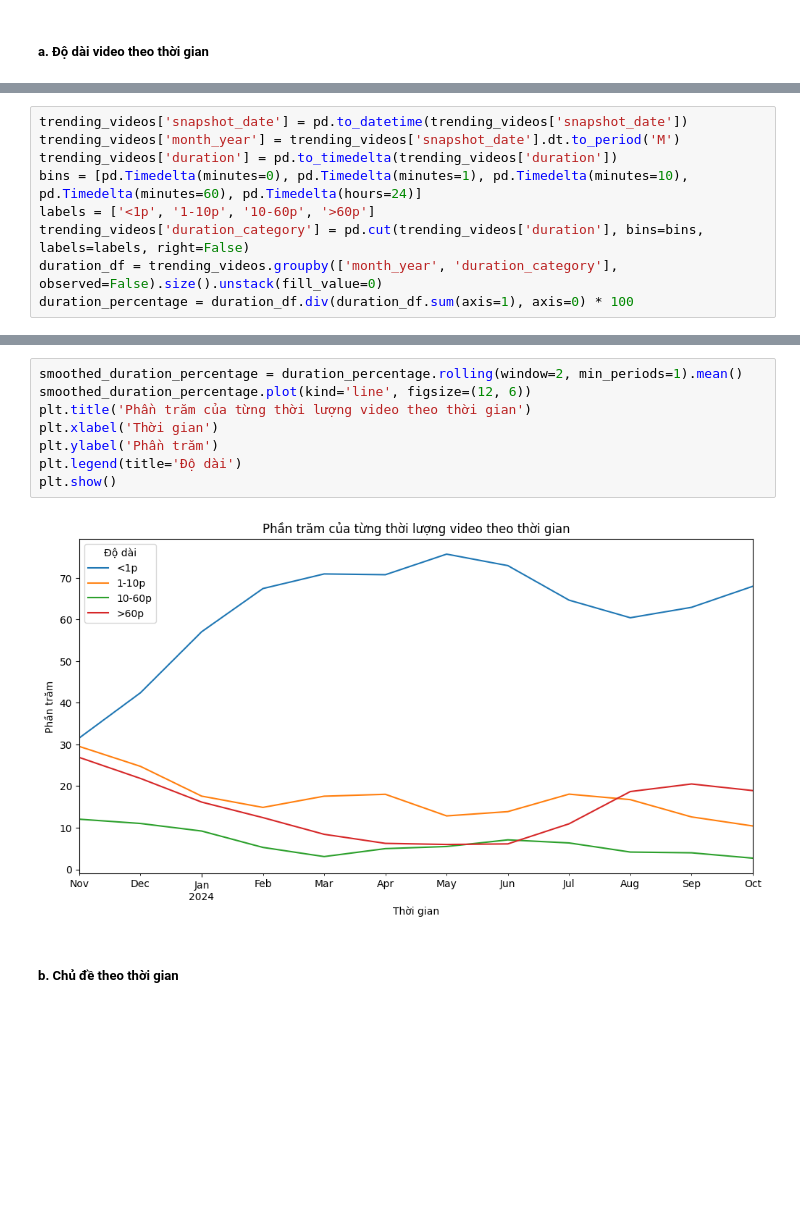
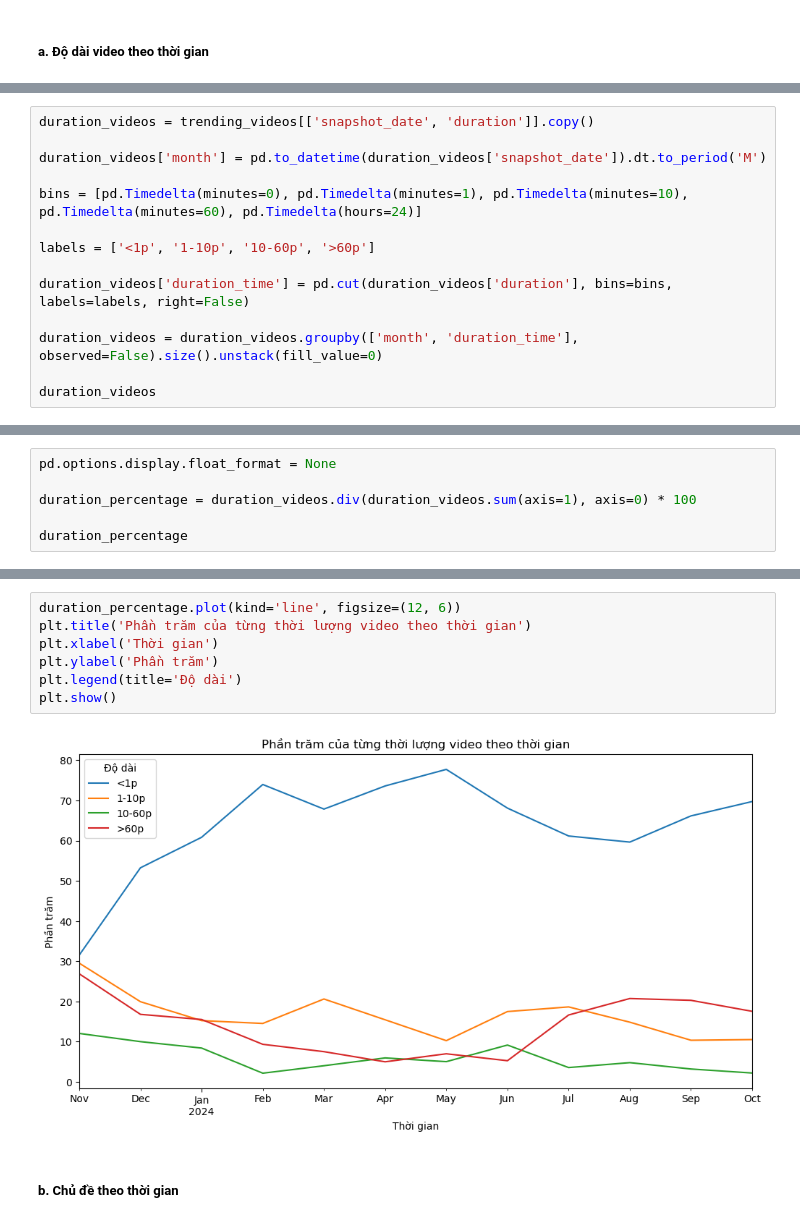
Before and after one commit to sleepifoxx/BTL-Data-Processing, a Jupyter notebook: DataProcessing.ipynb, the cells around one changed output, grey strips where cells are left out. Saved outputs shown, nothing was run; the diff lists cells and outputs as text; blank space fills up the shorter version.

```diff
--- a/DataProcessing.ipynb
+++ b/DataProcessing.ipynb
@@ -211,9 +320,14 @@ trending_videos = pd.read_csv('Data/trending_videos.csv')
 # %%
-trending_videos['snapshot_date'] = pd.to_datetime(trending_videos['snapshot_date'])
-trending_videos['month_year'] = trending_videos['snapshot_date'].dt.to_period('M')
-trending_videos['duration'] = pd.to_timedelta(trending_videos['duration'])
+duration_videos = trending_videos[['snapshot_date', 'duration']].copy()
+
+duration_videos['month'] = pd.to_datetime(duration_videos['snapshot_date']).dt.to_period('M')
+
 bins = [pd.Timedelta(minutes=0), pd.Timedelta(minutes=1), pd.Timedelta(minutes=10), pd.Timedelta(minutes=60), pd.Timedelta(hours=24)]
+
 labels = ['<1p', '1-10p', '10-60p', '>60p']
-trending_videos['duration_category'] = pd.cut(trending_videos['duration'], bins=bins, labels=labels, right=False)
-duration_df = trending_videos.groupby(['month_year', 'duration_category'], observed=False).size().unstack(fill_value=0)
-duration_percentage = duration_df.div(duration_df.sum(axis=1), axis=0) * 100
+
+duration_videos['duration_time'] = pd.cut(duration_videos['duration'], bins=bins, labels=labels, right=False)
+
+duration_videos = duration_videos.groupby(['month', 'duration_time'], observed=False).size().unstack(fill_value=0)
+
+duration_videos
@@ -219,0 +349,6 @@ duration_percentage = duration_df.div(duration_df.sum(axis=1), axis=0) * 100
+# %%
+pd.options.display.float_format = None
+
+duration_percentage = duration_videos.div(duration_videos.sum(axis=1), axis=0) * 100
+
+duration_percentage
@@ -220,12 +370,11 @@ duration_percentage = duration_df.div(duration_df.sum(axis=1), axis=0) * 100
 # %%
-smoothed_duration_percentage = duration_percentage.rolling(window=2, min_periods=1).mean()
-smoothed_duration_percentage.plot(kind='line', figsize=(12, 6))
+duration_percentage.plot(kind='line', figsize=(12, 6))
 plt.title('Phần trăm của từng thời lượng video theo thời gian')
 plt.xlabel('Thời gian')
 plt.ylabel('Phần trăm')
 plt.legend(title='Độ dài')
 plt.show()
 # %% [output]
-[figure, old version]
+[figure, new version]
 # %% [markdown]
 ##### b. Chủ đề theo thời gian
```
Also changed, not shown: parts of 26 cells of this notebook, 1 other file.
